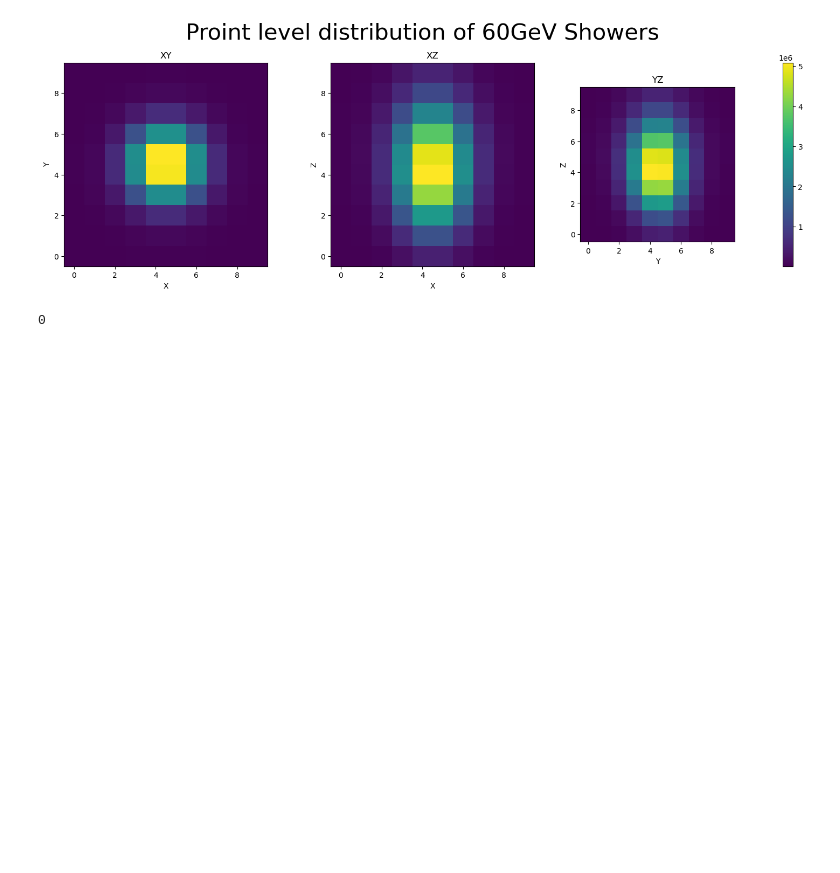
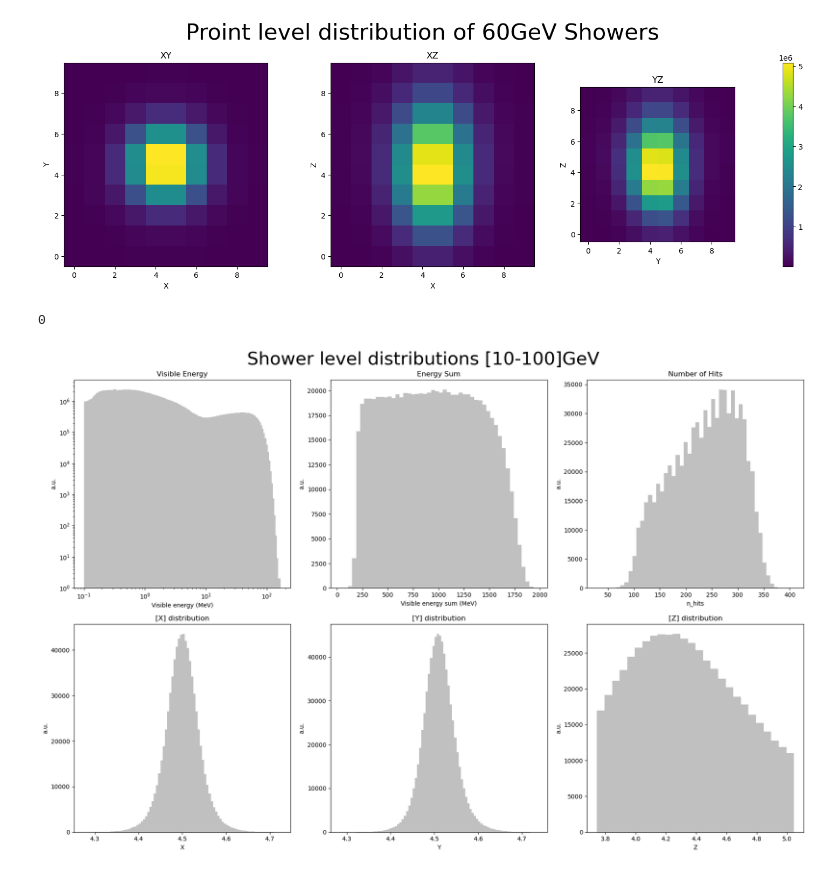
Before and after one commit to HenningRose/Shower_Visualization, a Jupyter notebook: shower_plots.ipynb, the cells around one changed output. Saved outputs shown, nothing was run; the diff lists cells and outputs as text; code cells hidden in the pictures; blank space fills up the shorter version.

Commit message:
final last plot added

```diff
--- a/shower_plots.ipynb
+++ b/shower_plots.ipynb
@@ -241,8 +241,6 @@ def get0Momentum(x, weights):
     out = (x*weights).sum(-1)
     return out/weights.sum(-1)
 # %%
-
-
 def plot_whole_shower_data(file_path):
     with h5py.File(file_path, 'r') as f:
 
@@ -302,27 +300,30 @@ def plot_whole_shower_data(file_path):
         # X Distribution
 
         x0 = get0Momentum(x,energy_xyz)
+        average = sum(x0) / len(x0)
         ax3 = fig.add_subplot(gs[3])
         ax3.set_title('[X] distribution')
-        ax3.hist(x0,bins = np.arange(min(x0), max(x0),0.005), histtype='stepfilled', lw=2, alpha=1., color='silver')
+        ax3.hist(x0,bins = np.arange(average-average*0.05, average+average*0.05,0.005), histtype='stepfilled', lw=2, alpha=1., color='silver')
         ax3.set_xlabel('X')
         ax3.set_ylabel('a.u.')
         #ax3.set_xticks(np.arange(xyz_bin_min, xyz_bin_max,step))
 
         # Y Distribution
         y0 = get0Momentum(y,energy_xyz)
+        average = sum(y0) / len(y0)
         ax4 = fig.add_subplot(gs[4])
         ax4.set_title('[Y] distribution')
-        ax4.hist(y0, bins = np.arange(min(y0), max(y0),0.005),  histtype='stepfilled', lw=2, alpha=1., color='silver')
+        ax4.hist(y0, bins = np.arange(average-average*0.05, average+average*0.05,0.005),  histtype='stepfilled', lw=2, alpha=1., color='silver')
         ax4.set_xlabel('Y')
         ax4.set_ylabel('a.u.')
         #ax4.set_xticks(np.arange(xyz_bin_min, xyz_bin_max,step))
 
         # Z Distribution
         z0 = get0Momentum(z,energy_xyz)
+        average = sum(z0) / len(z0)
         ax5 = fig.add_subplot(gs[5])
         ax5.set_title('[Z] distribution')
-        ax5.hist(z0, bins = np.arange(min(z0), max(z0),0.05),  histtype='stepfilled', lw=2, alpha=1., color='silver')
+        ax5.hist(z0, bins = np.arange(average-average*0.25, average+average*0.35,0.05),  histtype='stepfilled', lw=2, alpha=1., color='silver')
         ax5.set_xlabel('Z')
         ax5.set_ylabel('a.u.')
         #ax5.set_xticks(np.arange(xyz_bin_min, xyz_bin_max,step))
@@ -331,4 +332,6 @@ def plot_whole_shower_data(file_path):
         plt.show()
         fig.savefig(f'./plots/centerofmass_{size_of_event}_points.pdf')
 # %%
-plot_whole_shower_data(file_path_1700)
+plot_whole_shower_data(file_path_500)
+# %% [output]
+[figure, added]
```
Also changed, not shown: parts of 2 cells of this notebook, 2 other files.
